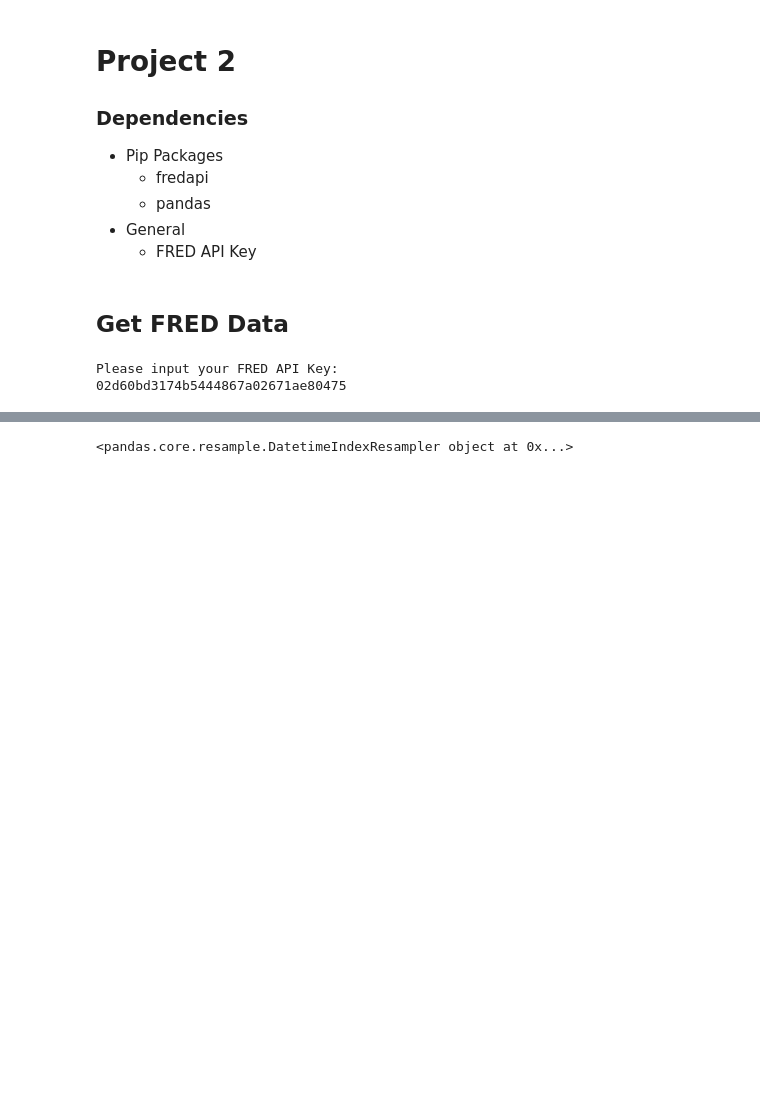
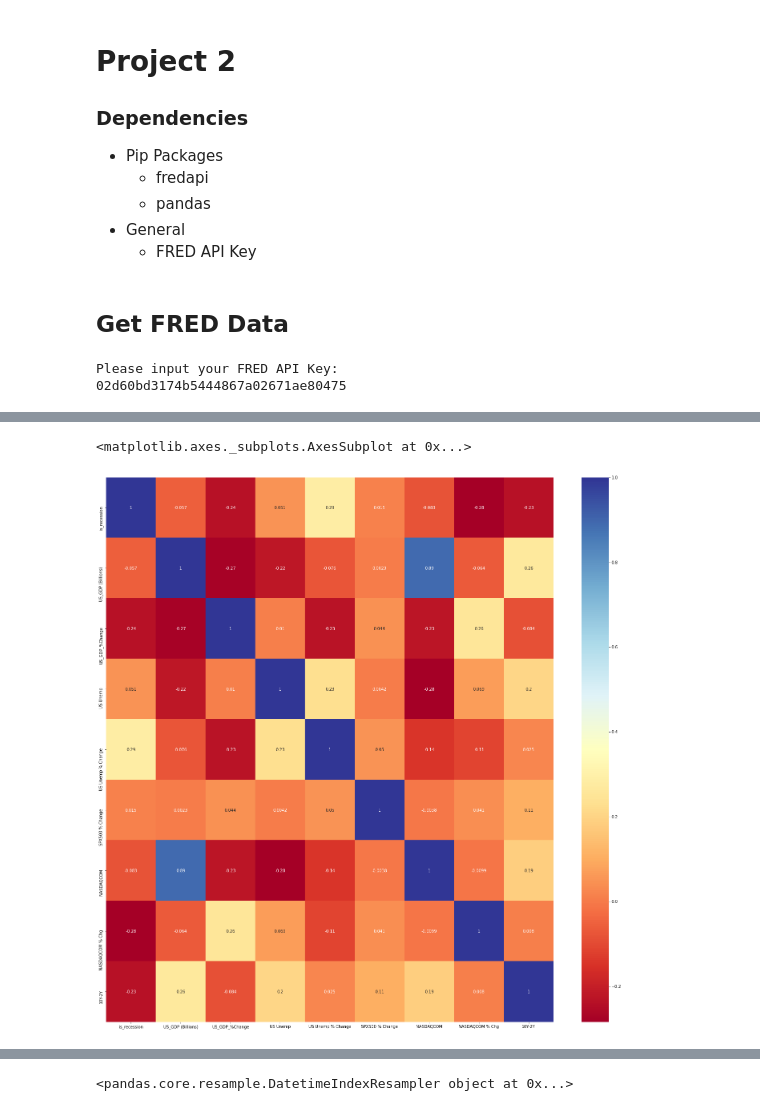
Before and after one commit to AvaneeshKolluri/MacroPredictionsProject, a Jupyter notebook: Project 2.ipynb, the cells around one changed output, grey strips where cells are left out. Saved outputs shown, nothing was run; the diff lists cells and outputs as text; code cells hidden in the pictures; blank space fills up the shorter version.

Commit message:
Added data, a chart, a couple functions, and a heatmap

```diff
--- a/Project 2.ipynb
+++ b/Project 2.ipynb
@@ -28,0 +219,4 @@ Please input your FRED API Key:
+# %%
+nascom_pct = nascom_pct.loc[nascom_pct['NASDAQCOM % Chg'].notnull() == True]
+nascom_pct.index = nascom_pct.index + pd.Timedelta('1 day')
+nascom_pct
@@ -28,0 +237,3 @@ Please input your FRED API Key:
+# %%
+ycurve = get_fred_series('T10Y2Y', '1970-01-01', '10Y-2Y')
+ycurve
@@ -28,0 +254,9 @@ Please input your FRED API Key:
+# %%
+outer = [us_rec, us_gdp, us_gdp_pctcg, unemp, unemp_pct]
+df_merged = reduce(lambda  left,right: pd.merge(left,right,left_index=True,right_index=True,
+                                                how='outer'), outer)
+# %%
+inner = [df_merged, sp500, nascom, nascom_pct, ycurve]
+df_merged = reduce(lambda  left,right: pd.merge(left,right,left_index=True,right_index=True,
+                                                how='inner'), inner)
+df_merged
@@ -28,0 +277,7 @@ Please input your FRED API Key:
+# %%
+corr = df_merged.corr(method='kendall')
+plt.figure(figsize=(25,25))
+sns.heatmap(corr, annot=True, cmap="RdYlBu")
+# %% [output]
+<matplotlib.axes._subplots.AxesSubplot at 0x...>
+[figure, added]
```
Also changed, not shown: parts of 17 cells of this notebook.
